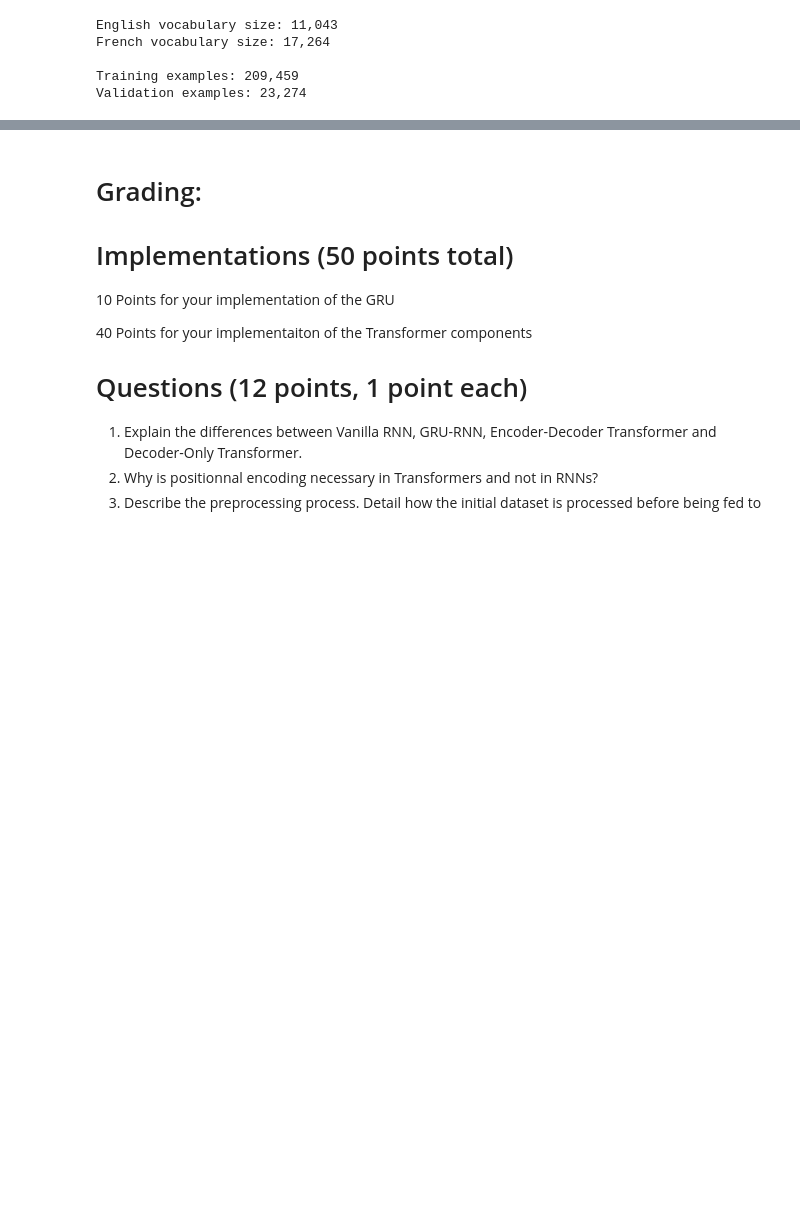
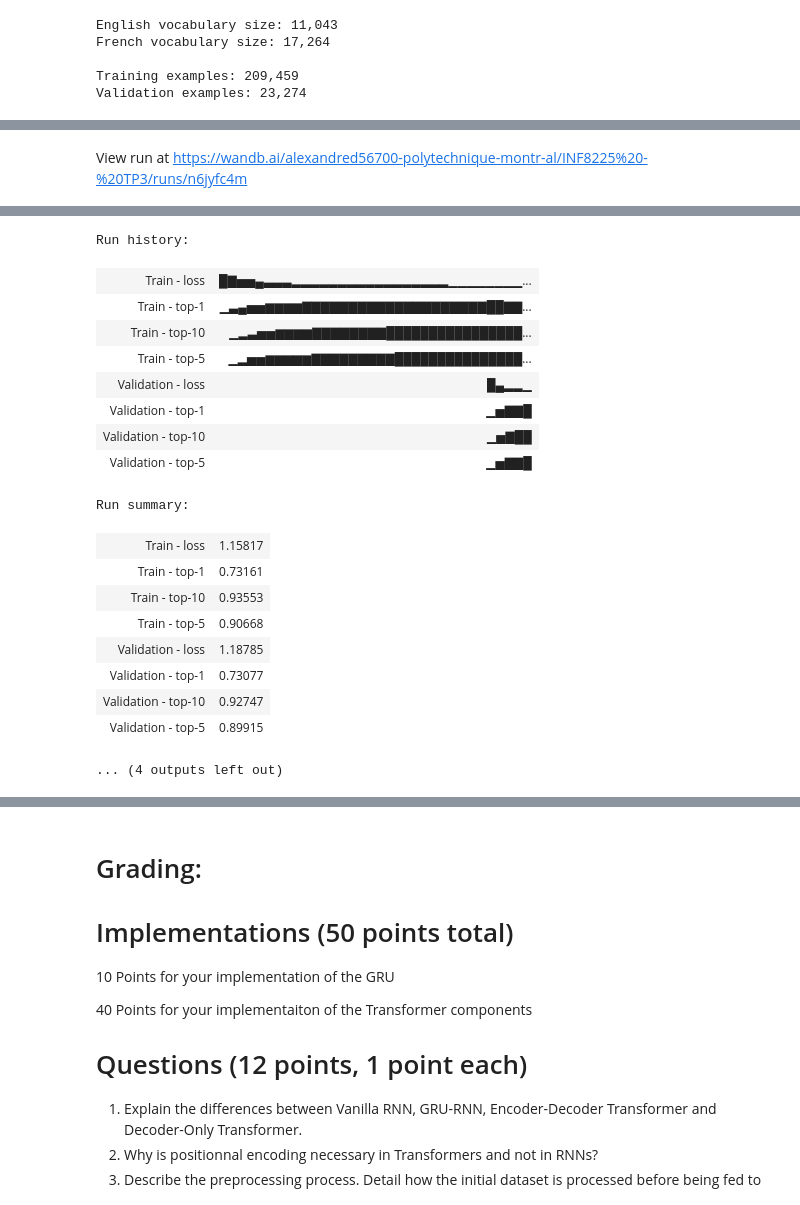
Before and after one commit to Alexndrs/Bayesian-Network-exploration, a Jupyter notebook: INF8225_TP3_2025.ipynb, the cells around one changed output, grey strips where cells are left out. Cells and saved outputs as stored; diff of their text form; code cells hidden in the pictures; blank space fills up the shorter version.

```diff
--- a/INF8225_TP3_2025.ipynb
+++ b/INF8225_TP3_2025.ipynb
@@ -2551,0 +2575,60 @@ for i, (translation, likelihood) in enumerate(preds):
+# %%
+## TRAIN + TEST ON GRU
+
+model = model_GRU
+
+
+config['optimizer'] = optim.Adam(
+    model.parameters(),
+    lr=config['lr'],
+    betas=config['betas'],
+)
+
+weight_classes = torch.ones(config['n_tokens_tgt'], dtype=torch.float)
+weight_classes[config['tgt_vocab']['<unk>']] = 0.1  # Lower the importance of that class
+config['loss'] = nn.CrossEntropyLoss(
+    weight=weight_classes,
+    ignore_index=config['tgt_pad_idx'],  # We do not have to learn those
+)
+
+summary(
+    model,
+    input_size=[
+        (config['batch_size'], config['max_sequence_length']),
+        (config['batch_size'], config['max_sequence_length'])
+    ],
+    dtypes=[torch.long, torch.long],
+    depth=3,
+)
+
+
+# TRAIN
+!wandb online  # online / offline / disabled to activate, deactivate or turn off WandB logging
+weave.init('Training GRU')
+
+with wandb.init(
+        config=config,
+        project='INF8225 - TP3',  # Title of your project
+        group='Transformer - small',  # In what group of runs do you want this run to be in?
+        save_code=True,
+    ):
+    train_model(model, config)
+
+# TEST
+
+sentence = "It is possible to try your work here."
+preds = beam_search(
+    model,
+    sentence,
+    config['src_vocab'],
+    config['tgt_vocab'],
+    config['src_tokenizer'],
+    config['device'],
+    beam_width=10,
+    max_target=100,
+    max_sentence_length=config['max_sequence_length']
+)[:5]
+
+for i, (translation, likelihood) in enumerate(preds):
+    print(f'{i}. ({likelihood*100:.5f}%) \t {translation}')
+# %% [output]
@@ -2551,0 +2642 @@ for i, (translation, likelihood) in enumerate(preds):
+View run at https://wandb.ai/alexandred56700-polytechnique-montr-al/INF8225%20-%20TP3/runs/n6jyfc4m
@@ -2551,0 +2661,19 @@ for i, (translation, likelihood) in enumerate(preds):
+Run history:
+| Train - loss | █▇▅▅▄▃▃▃▂▂▂▂▂▂▂▂▂▂▂▂▂▂▂▂▂▁▁▁▁▁▁▁▁... |
+| Train - top-1 | ▁▃▄▅▅▆▆▆▆▇▇▇▇▇▇▇▇▇▇▇▇▇▇▇▇▇▇▇▇██▇▇... |
+| Train - top-10 | ▁▂▃▅▅▆▆▆▆▇▇▇▇▇▇▇▇████████████████... |
+| Train - top-5 | ▁▂▅▅▆▆▆▆▆▇▇▇▇▇▇▇▇▇███████████████... |
+| Validation - loss | █▄▂▂▁ |
+| Validation - top-1 | ▁▅▇▇█ |
+| Validation - top-10 | ▁▅▇██ |
+| Validation - top-5 | ▁▅▇▇█ |
+Run summary:
+| Train - loss | 1.15817 |
+| Train - top-1 | 0.73161 |
+| Train - top-10 | 0.93553 |
+| Train - top-5 | 0.90668 |
+| Validation - loss | 1.18785 |
+| Validation - top-1 | 0.73077 |
+| Validation - top-10 | 0.92747 |
+| Validation - top-5 | 0.89915 |
+... (4 outputs left out)
```
Also changed, not shown: parts of 12 cells of this notebook.
